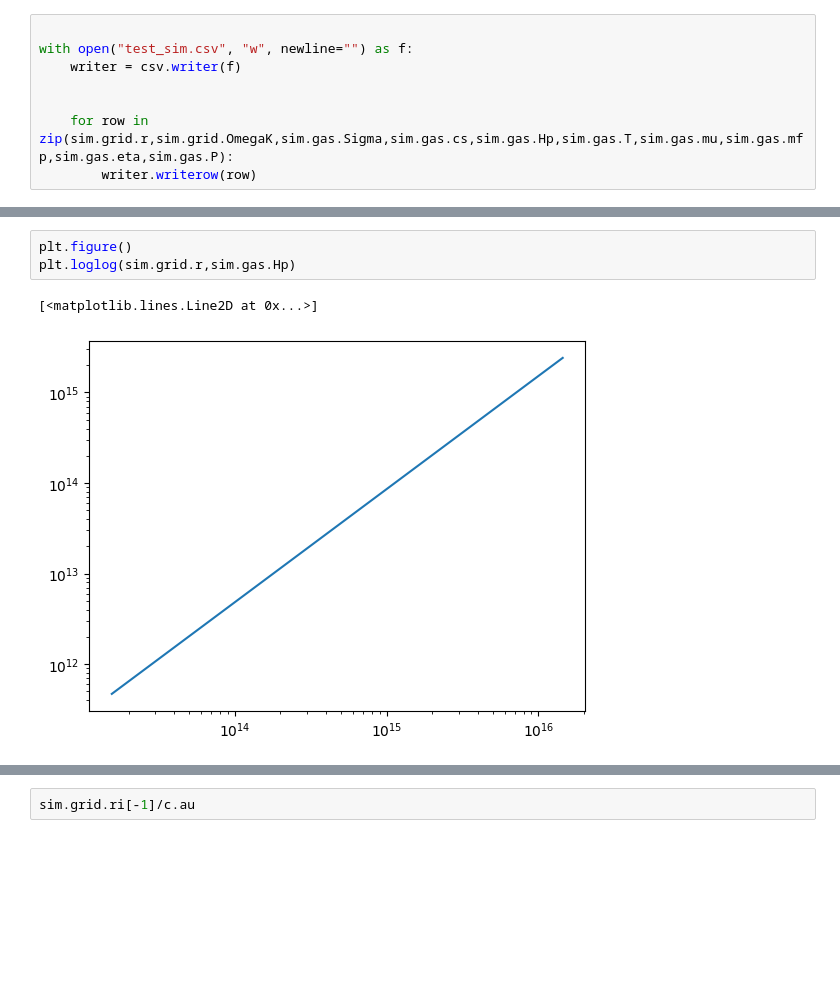
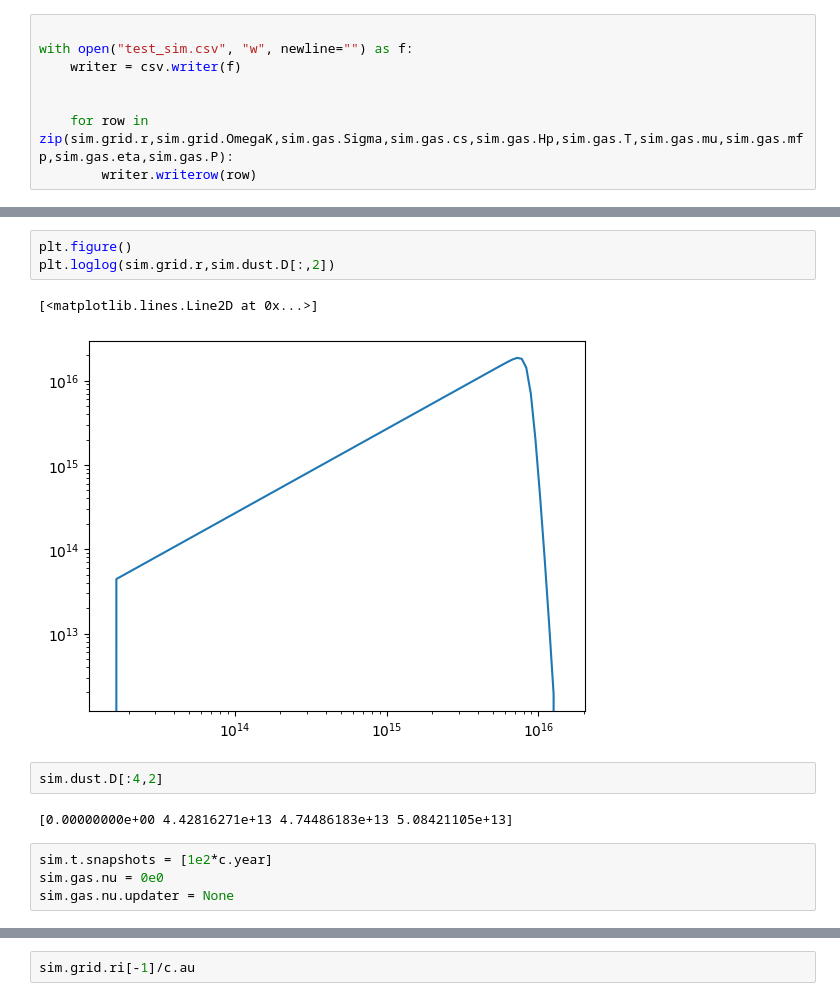
Before and after one commit to NIcolas-Kaufmann/planete_tripodf, a Jupyter notebook: tripodpy_test_sim.ipynb, the cells around one changed output, grey strips where cells are left out. Cells and saved outputs as stored; diff of their text form; blank space fills up the shorter version.

```diff
--- a/tripodpy_test_sim.ipynb
+++ b/tripodpy_test_sim.ipynb
@@ -39,6 +19,14 @@ tripodpy
 # %%
 plt.figure()
-plt.loglog(sim.grid.r,sim.gas.Hp)
+plt.loglog(sim.grid.r,sim.dust.D[:,2])
 # %% [output]
 [<matplotlib.lines.Line2D at 0x...>]
-[figure, old version]
+[figure, new version]
+# %%
+sim.dust.D[:4,2]
+# %% [output]
+[0.00000000e+00 4.42816271e+13 4.74486183e+13 5.08421105e+13]
+# %%
+sim.t.snapshots = [1e2*c.year]
+sim.gas.nu = 0e0
+sim.gas.nu.updater = None
```
Also changed, not shown: parts of 9 cells of this notebook, 3 other files.
